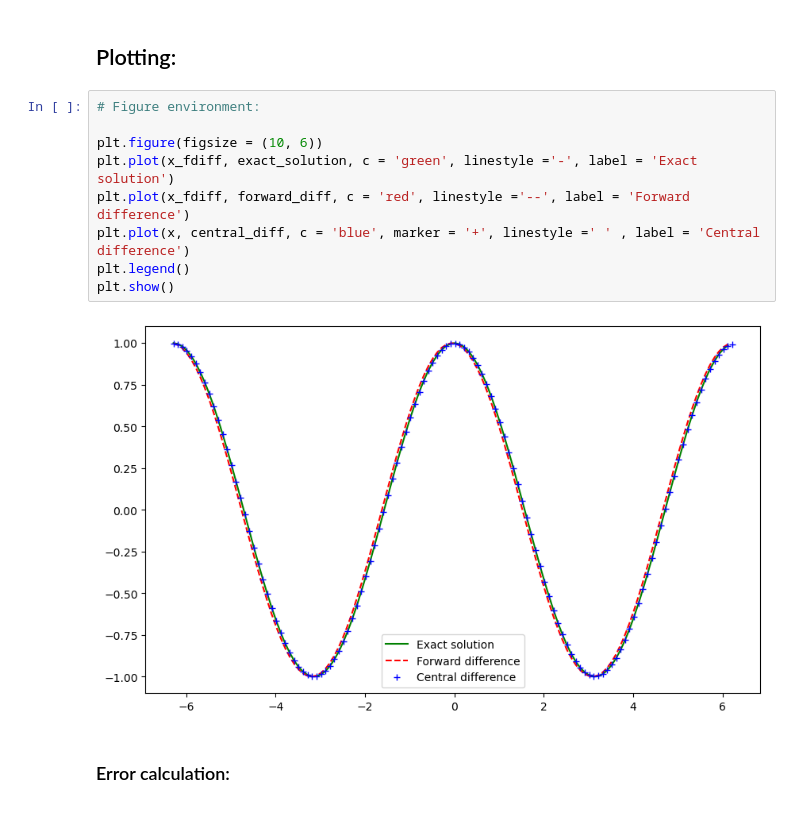
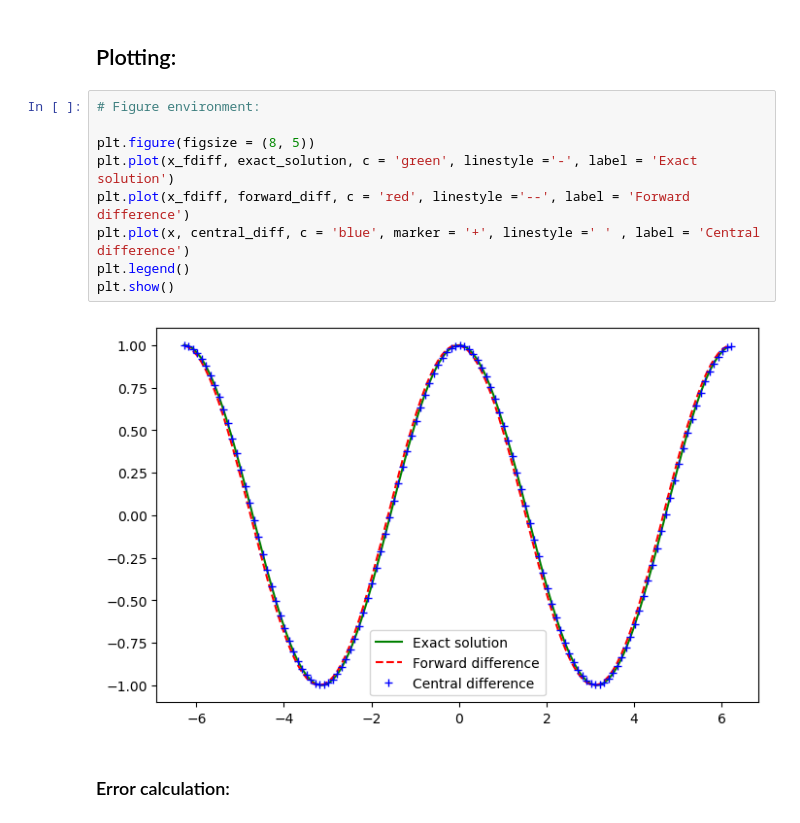
Before and after one commit to wbandabarragan/computational-physics-1, a Jupyter notebook: unit-3/303-derivatives-with-numpy.ipynb, the cells around one changed output. Drawn from its saved outputs; the diff is of its cells as text.

```diff
--- a/unit-3/303-derivatives-with-numpy.ipynb
+++ b/unit-3/303-derivatives-with-numpy.ipynb
@@ -85,14 +85,14 @@ exact_solution = np.cos(x_fdiff)
 # %%
 # Figure environment:
 
-plt.figure(figsize = (10, 6))
+plt.figure(figsize = (8, 5))
 plt.plot(x_fdiff, exact_solution, c = 'green', linestyle ='-', label = 'Exact solution')
 plt.plot(x_fdiff, forward_diff, c = 'red', linestyle ='--', label = 'Forward difference')
 plt.plot(x, central_diff, c = 'blue', marker = '+', linestyle =' ' , label = 'Central difference')
 plt.legend()
 plt.show()
 # %% [output]
-[figure, old version]
+[figure, new version]
 # %% [markdown]
 ### Error calculation:
 # %%
```
Also changed, not shown: parts of 8 cells of this notebook, 1 other file.
